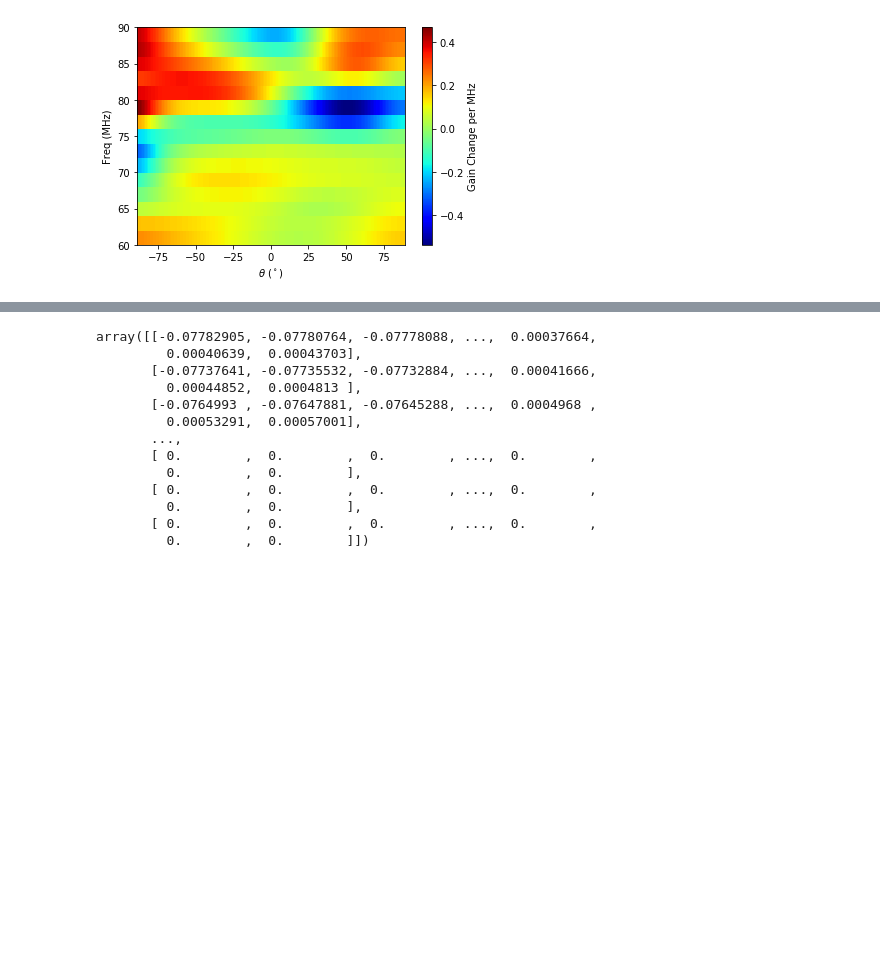
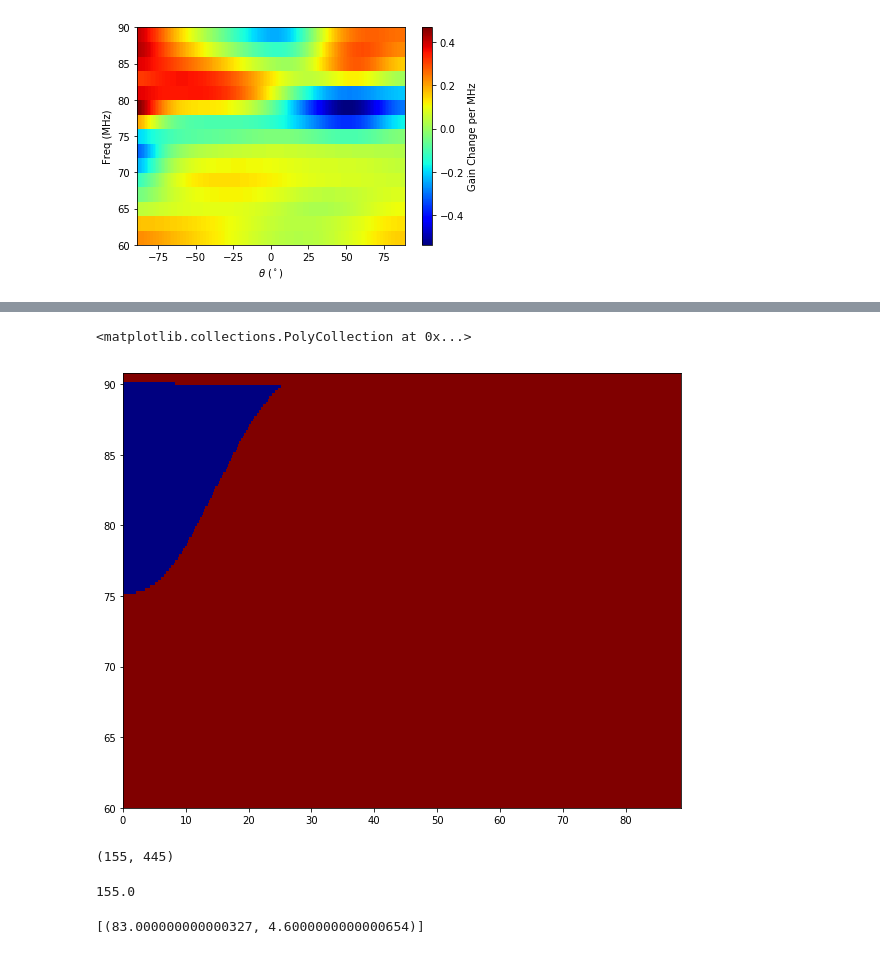
Before and after one commit to saint-germain/MIST, a Jupyter notebook: antennaplots.ipynb, the cells around one changed output, grey strips where cells are left out. Drawn from its saved outputs; the diff is of its cells as text; code cells hidden in the pictures; blank space fills up the shorter version.

```diff
--- a/antennaplots.ipynb
+++ b/antennaplots.ipynb
@@ -136,16 +133,15 @@ plt.xlabel(r'$\theta$ ($^\circ$)',fontsize=15)
-# %%
-derivbspl90prueba[0]
-# %% [output]
-array([[-0.07782905, -0.07780764, -0.07778088, ...,  0.00037664,
-         0.00040639,  0.00043703],
-       [-0.07737641, -0.07735532, -0.07732884, ...,  0.00041666,
-         0.00044852,  0.0004813 ],
-       [-0.0764993 , -0.07647881, -0.07645288, ...,  0.0004968 ,
-         0.00053291,  0.00057001],
-       ...,
-       [ 0.        ,  0.        ,  0.        , ...,  0.        ,
-         0.        ,  0.        ],
-       [ 0.        ,  0.        ,  0.        , ...,  0.        ,
-         0.        ,  0.        ],
-       [ 0.        ,  0.        ,  0.        , ...,  0.        ,
-         0.        ,  0.        ]])
+# %%
+plt.figure(figsize=(10,8))
+masked=np.abs(derivbspl90prueba[0])<0.05
+plt.pcolor(xprueba,yprueba,masked,cmap='jet') #deriv[0] es a lo largo del eje de frecuencias
+# %% [output]
+<matplotlib.collections.PolyCollection at 0x...>
+[figure, added]
+# %%
+masked.shape
+# %% [output]
+(155, 445)
+# %%
+(91-60)/0.2
+# %% [output]
+155.0
@@ -151,0 +158,4 @@ array([[-0.07782905, -0.07780764, -0.07778088, ...,  0.00037664,
+# %%
+intervals
+# %% [output]
+[(83.000000000000327, 4.6000000000000654)]
```
Also changed, not shown: parts of 10 cells of this notebook, 3 other files.
